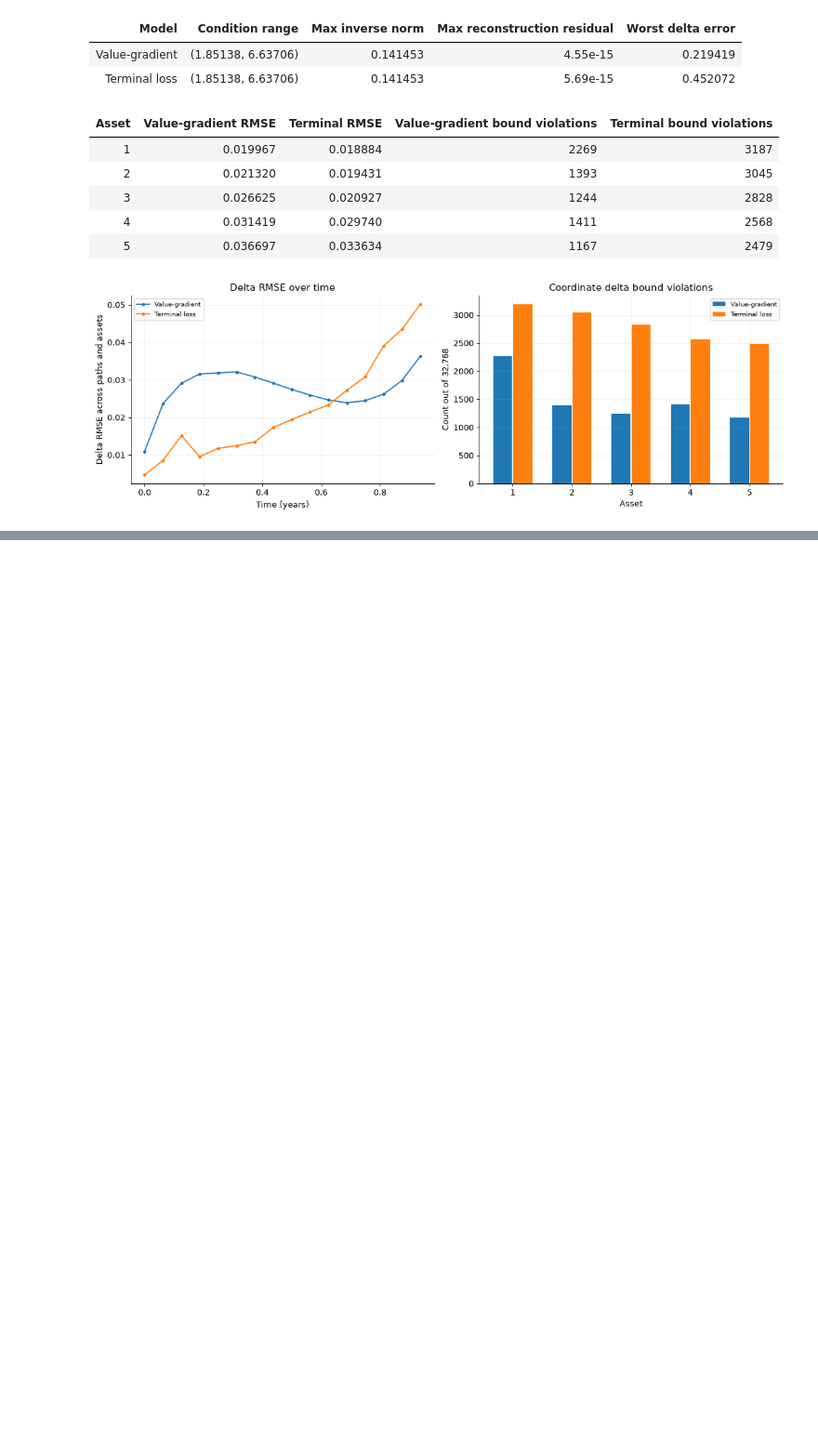
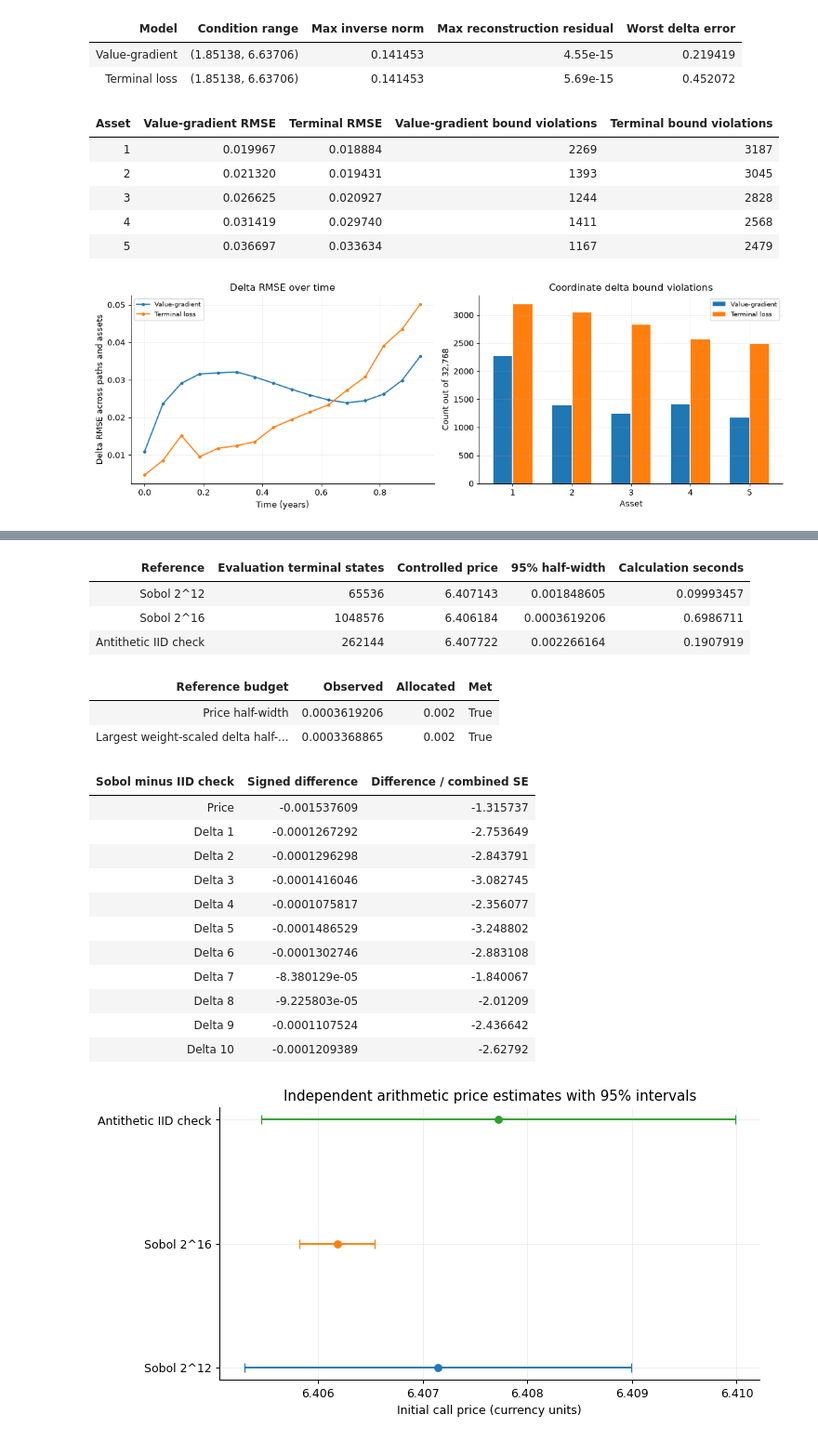
Before and after one commit to KVInator/deep-bsde-pricing, a Jupyter notebook: notebooks/03_neural_solvers.ipynb, the cells around one changed output, grey strips where cells are left out. Shown at 93% size. Drawn from its saved outputs; the diff is of its cells as text; code cells hidden in the pictures; blank space fills up the shorter version.

```diff
--- a/notebooks/03_neural_solvers.ipynb
+++ b/notebooks/03_neural_solvers.ipynb
@@ -872,0 +887,52 @@ plt.show()
+# %%
+arithmetic_dir = root / "scratch/runs/arithmetic_ten_pilot"
+arithmetic_report = json.loads((arithmetic_dir / "report.json").read_text())
+arithmetic_ref = arithmetic_report["reference"]
+arithmetic_config = arithmetic_report["config"]
+arithmetic_weights = np.asarray(arithmetic_report["problem"]["contract"]["weights"])
+arithmetic_models = arithmetic_report["models"]
+arithmetic_keys = ("value_gradient", "terminal_loss")
+arithmetic_names = {"value_gradient": "Value-gradient", "terminal_loss": "Terminal loss"}
+arithmetic_rows = [(f'Sobol 2^{r["power"]}', r) for r in arithmetic_ref["sobol_levels"]]
+arithmetic_rows.append(("Antithetic IID check", arithmetic_ref["antithetic_check"]))
+table(["Reference", "Evaluation terminal states", "Controlled price", "95% half-width", "Calculation seconds"], [
+    [label, r["evaluation_terminal_states"], r["controlled"]["price"]["estimate"],
+     (r["controlled"]["price"]["confidence_high"]-r["controlled"]["price"]["confidence_low"])/2, r["seconds"]]
+    for label, r in arithmetic_rows])
+table(["Reference budget", "Observed", "Allocated", "Met"], [
+    ["Price half-width", arithmetic_ref["reference_price_half_width"],
+     arithmetic_config["price_target"]*arithmetic_config["reference_fraction"], arithmetic_ref["error_budget_met"]["price"]],
+    ["Largest weight-scaled delta half-width", max(arithmetic_ref["reference_scaled_delta_half_widths"]),
+     arithmetic_config["scaled_delta_target"]*arithmetic_config["reference_fraction"], arithmetic_ref["error_budget_met"]["all_scaled_deltas"]]])
+table(["Sobol minus IID check", "Signed difference", "Difference / combined SE"], [
+    ["Price" if j == 0 else f"Delta {j}", r["signed_difference"], r["difference_in_standard_errors"]]
+    for j, r in enumerate(arithmetic_ref["independent_method_agreement"])])
+fig, ax = plt.subplots(figsize=(8, 4), constrained_layout=True)
+for j, (label, r) in enumerate(arithmetic_rows):
+    s = r["controlled"]["price"]
+    ax.errorbar(s["estimate"], j, xerr=(s["confidence_high"]-s["confidence_low"])/2,
+                fmt="o", capsize=4, label=label)
+ax.set(yticks=range(len(arithmetic_rows)), yticklabels=[r[0] for r in arithmetic_rows],
+       xlabel="Initial call price (currency units)", title="Independent arithmetic price estimates with 95% intervals")
+plt.show()
+# %% [output]
+| Reference | Evaluation terminal states | Controlled price | 95% half-width | Calculation seconds |
+| Sobol 2^12 | 65536 | 6.407143 | 0.001848605 | 0.09993457 |
+| Sobol 2^16 | 1048576 | 6.406184 | 0.0003619206 | 0.6986711 |
+| Antithetic IID check | 262144 | 6.407722 | 0.002266164 | 0.1907919 |
+| Reference budget | Observed | Allocated | Met |
+| Price half-width | 0.0003619206 | 0.002 | True |
+| Largest weight-scaled delta half-... | 0.0003368865 | 0.002 | True |
+| Sobol minus IID check | Signed difference | Difference / combined SE |
+| Price | -0.001537609 | -1.315737 |
+| Delta 1 | -0.0001267292 | -2.753649 |
+| Delta 2 | -0.0001296298 | -2.843791 |
+| Delta 3 | -0.0001416046 | -3.082745 |
+| Delta 4 | -0.0001075817 | -2.356077 |
+| Delta 5 | -0.0001486529 | -3.248802 |
+| Delta 6 | -0.0001302746 | -2.883108 |
+| Delta 7 | -8.380129e-05 | -1.840067 |
+| Delta 8 | -9.225803e-05 | -2.01209 |
+| Delta 9 | -0.0001107524 | -2.436642 |
+| Delta 10 | -0.0001209389 | -2.62792 |
+[figure, added]
```
Also changed, not shown: parts of 6 cells of this notebook, 12 other files.
